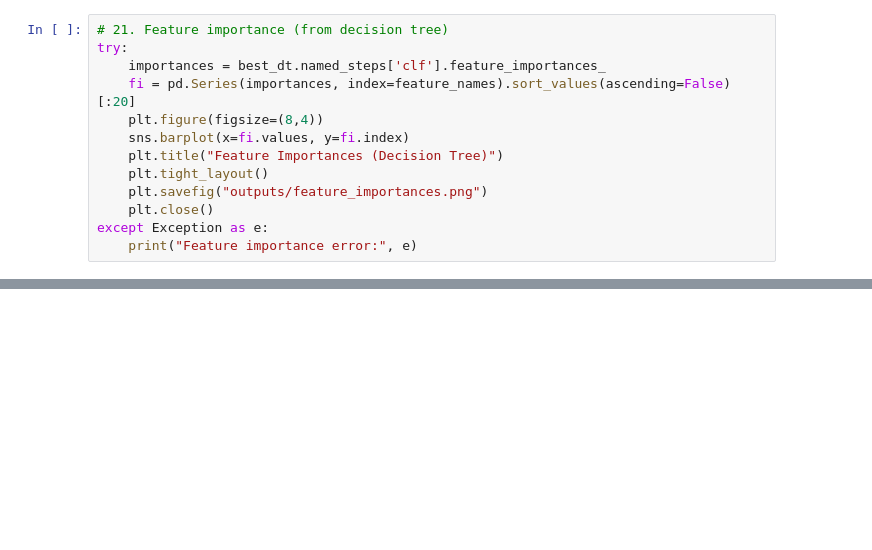
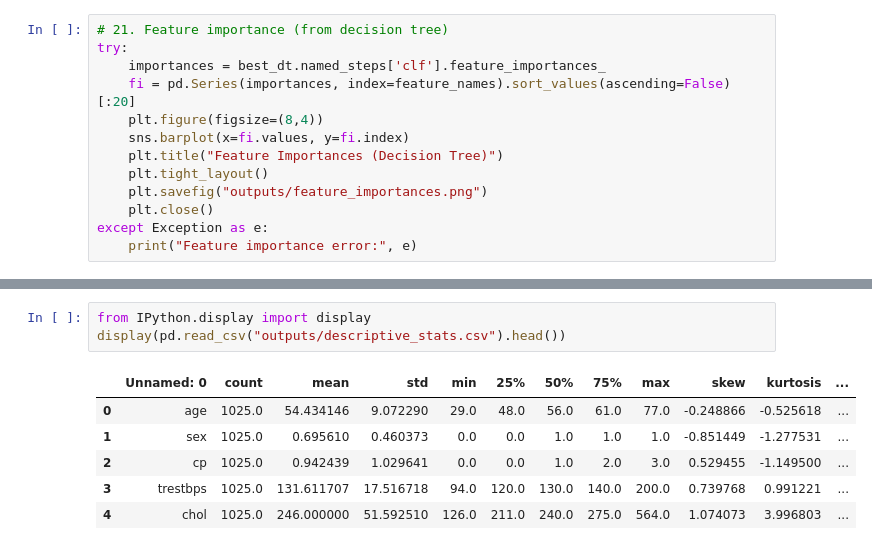
Before and after one commit to AbhishekU007/Heart-Disease-Prediction-Using-an-End-to-End-Machine-Learning-Pipeline, a Jupyter notebook: heart_disease.ipynb, the cells around one changed output, grey strips where cells are left out. Drawn from its saved outputs; the diff is of its cells as text; blank space fills up the shorter version.

```diff
--- a/heart_disease.ipynb
+++ b/heart_disease.ipynb
@@ -251,0 +379,10 @@ print("\nAll outputs saved in the 'outputs/' folder. Insert the PNGs into your W
+# %%
+from IPython.display import display
+display(pd.read_csv("outputs/descriptive_stats.csv").head())
+# %% [output]
+|  | Unnamed: 0 | count | mean | std | min | 25% | 50% | 75% | max | skew | kurtosis | ... |
+| 0 | age | 1025.0 | 54.434146 | 9.072290 | 29.0 | 48.0 | 56.0 | 61.0 | 77.0 | -0.248866 | -0.525618 | ... |
+| 1 | sex | 1025.0 | 0.695610 | 0.460373 | 0.0 | 0.0 | 1.0 | 1.0 | 1.0 | -0.851449 | -1.277531 | ... |
+| 2 | cp | 1025.0 | 0.942439 | 1.029641 | 0.0 | 0.0 | 1.0 | 2.0 | 3.0 | 0.529455 | -1.149500 | ... |
+| 3 | trestbps | 1025.0 | 131.611707 | 17.516718 | 94.0 | 120.0 | 130.0 | 140.0 | 200.0 | 0.739768 | 0.991221 | ... |
+| 4 | chol | 1025.0 | 246.000000 | 51.592510 | 126.0 | 211.0 | 240.0 | 275.0 | 564.0 | 1.074073 | 3.996803 | ... |
```
Also changed, not shown: parts of 13 cells of this notebook.
